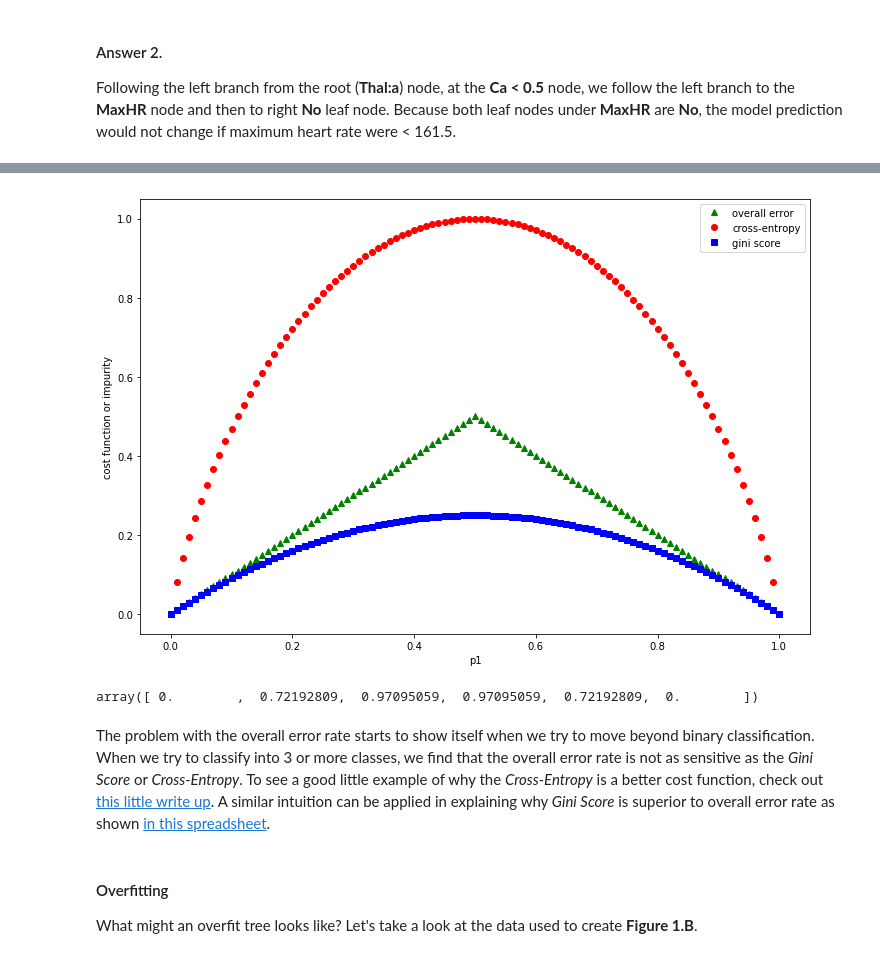
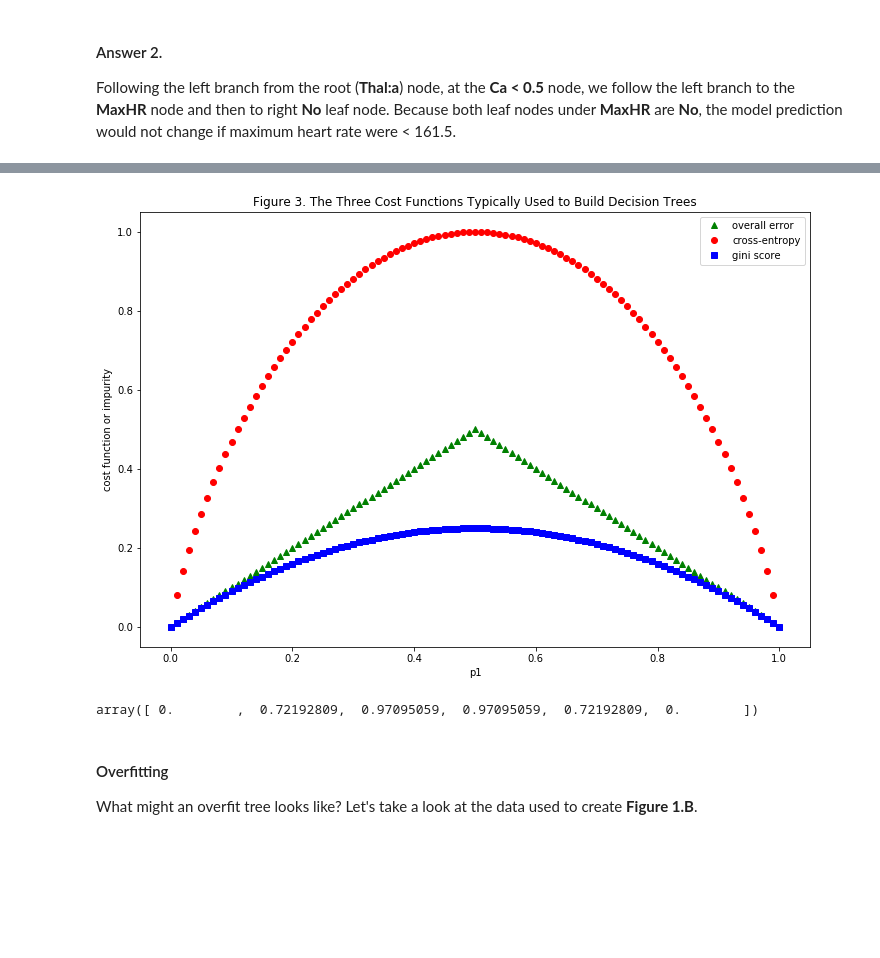
Before and after one commit to focods/WonderfulML, a Jupyter notebook: docs/notebooks/session05_py.ipynb, the cells around one changed output, grey strips where cells are left out. Cells and saved outputs as stored; diff of their text form; code cells hidden in the pictures; blank space fills up the shorter version.

Commit message:
add title to figure 3, add section describing gini score and cross-entropy

```diff
--- a/docs/notebooks/session05_py.ipynb
+++ b/docs/notebooks/session05_py.ipynb
@@ -118,37 +123,36 @@ def crossEntropy(prob):
     if prob > 0 and prob < 1:
         return -((prob * math.log(prob, 2)) + ((1 - prob) * math.log(1 - prob, 2)))
     else:
         return 0.
 
 # Returns the binary gini score
 # prob - probability of one of binary classes
 def giniScore(prob):
     return prob * (1. - prob)
 
 # vectorize the cost functions
 overallError = np.vectorize(overallError)
 crossEntropy = np.vectorize(crossEntropy)
 giniScore = np.vectorize(giniScore)
 
 probs = np.linspace(0, 1.0, 101)
 # Plot 3 cost functions
 import matplotlib as mp, matplotlib.pyplot as plt
 %matplotlib inline
 plt.figure(figsize=(12, 8))
 plt.plot(probs, overallError(probs), 'g^', label='overall error')
 plt.plot(probs, crossEntropy(probs), 'ro', label='cross-entropy')
 plt.plot(probs, giniScore(probs), 'bs', label='gini score')
+plt.title("Figure 3. The Three Cost Functions Typically Used to Build Decision Trees")
 plt.xlabel("p1")
 plt.ylabel("cost function or impurity")
 plt.legend(loc='upper right')
 plt.show()
 
 crossEntropy(np.array([0, 0.2, 0.4, 0.6, 0.8, 1.0]))
 # %% [output]
-[figure, old version]
+[figure, new version]
 array([ 0.        ,  0.72192809,  0.97095059,  0.97095059,  0.72192809,  0.        ])
-# %% [markdown]
-The problem with the overall error rate starts to show itself when we try to move beyond binary classification.  When we try to classify into 3 or more classes, we find that the overall error rate is not as sensitive as the *Gini Score* or *Cross-Entropy*.  To see a good little example of why the *Cross-Entropy* is a better cost function, check out [this little write up](http://rpubs.com/mszczepaniak/classificationgoodness).  A similar intuition can be applied in explaining why *Gini Score* is superior to overall error rate as shown [in this spreadsheet](https://github.com/MichaelSzczepaniak/WonderfulML/raw/master/data/gini_score.xls).
 # %% [markdown]
 #### Overfitting
 
```
Also changed, not shown: parts of 2 cells of this notebook.
